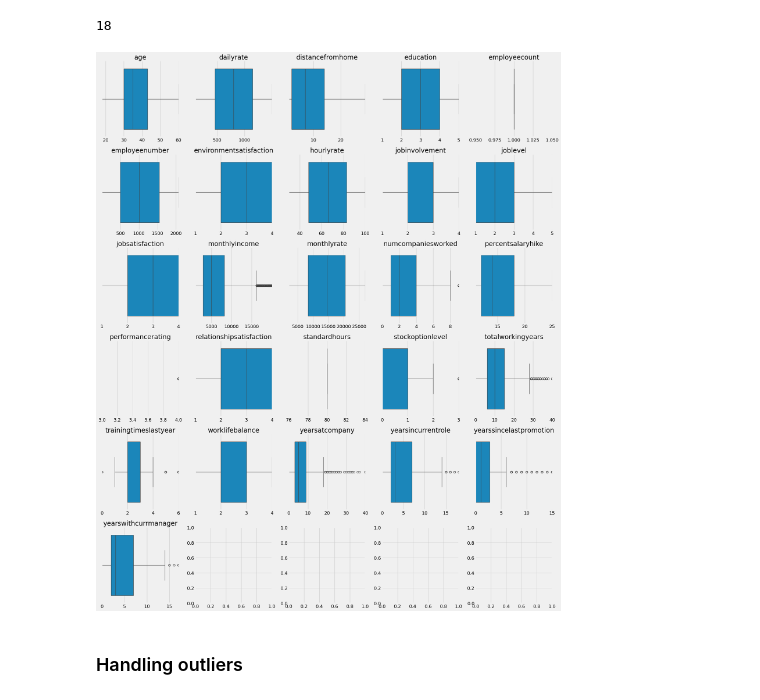
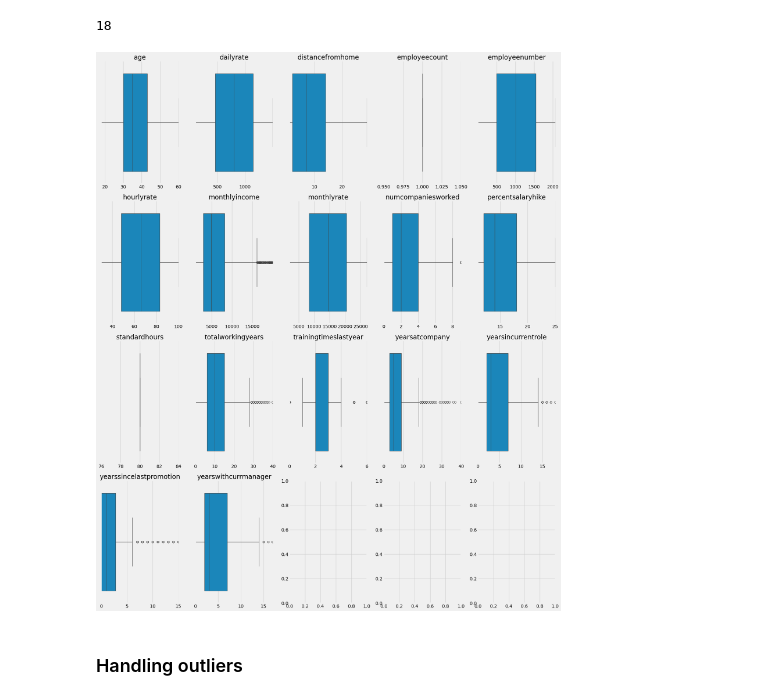
Before and after one commit to Shrutiba/iisc_cds, a Jupyter notebook: M2_MP4_NB_Employee_Attrition_Prediction.ipynb, the cells around one changed output. Drawn from its saved outputs; the diff is of its cells as text; code cells hidden in the pictures.

```diff
--- a/M2_MP4_NB_Employee_Attrition_Prediction.ipynb
+++ b/M2_MP4_NB_Employee_Attrition_Prediction.ipynb
@@ -175,7 +176,8 @@ edata.head(2)
 # %%
 # YOUR CODE HERE
 ecategorical_col = ['businesstravel','department','educationfield','gender','jobrole','maritalstatus','over18','overtime']
-enumerical_col = ['age','dailyrate','distancefromhome','education','employeecount','employeenumber','environmentsatisfaction','hourlyrate','jobinvolvement','joblevel','jobsatisfaction','monthlyincome','monthlyrate','numcompaniesworked','percentsalaryhike','performancerating','relationshipsatisfaction','standardhours','stockoptionlevel','totalworkingyears','trainingtimeslastyear','worklifebalance','yearsatcompany','yearsincurrentrole','yearssincelastpromotion','yearswithcurrmanager']
+ordered_cat_col = ['education','environmentsatisfaction','jobinvolvement','joblevel','jobsatisfaction','performancerating','relationshipsatisfaction','stockoptionlevel','worklifebalance']
+enumerical_col = ['age','dailyrate','distancefromhome','employeecount','employeenumber','hourlyrate','monthlyincome','monthlyrate','numcompaniesworked','percentsalaryhike','standardhours','totalworkingyears','trainingtimeslastyear','yearsatcompany','yearsincurrentrole','yearssincelastpromotion','yearswithcurrmanager']
 target = ['attrition']
 # %%
 for col in ecategorical_col:
@@ -193,13 +195,8 @@ Unique values in 'jobrole': ['Manufacturing Director' 'Healthcare Representative
 Unique values in 'maritalstatus': ['Married' 'Single' 'Divorced']
 Unique values in 'over18': ['Y']
 Unique values in 'overtime': ['No' 'Yes']
-# %%
-#Encode Catagorical Variables
-edata['businesstravel'] = edata['businesstravel'].map({'Travel_Rarely': 1, 'Travel_Frequently': 2,'Non-Travel': 0})
-edata['department'] = edata['department'].map({'Research & Development': 1, 'Sales': 2,'Human Resources': 0})
-edata['gender'] = edata['gender'].map({'Female': 1, 'Male': 0})
-edata['jobrole'] = edata['jobrole'].map({'Manufacturing Director': 1, 'Healthcare Representative': 2,'Research Scientist': 3,'Sales Executive': 4,'Laboratory Technician': 5,'Sales Representative': 6,'Human Resources': 7,'Manager': 8,'Research Director': 9})
-edata['maritalstatus'] = edata['maritalstatus'].map({'Married': 1, 'Single': 2,'Divorced': 0})
-edata['over18'] = edata['over18'].map({'Yes': 1})
-edata['overtime'] = edata['overtime'].map({'Yes': 1, 'No': 0})
-edata['attrition'] = edata['attrition'].map({'Yes': 1, 'No': 0})
+# %%
+# Label Encoding
+for col in ecategorical_col:
+    edata[col] = edata[col].astype('category')
+    edata[col] = edata[col].cat.codes
@@ -205,0 +209,4 @@ edata['attrition'] = edata['attrition'].map({'Yes': 1, 'No': 0})
+# %%
+for col in ecategorical_col:
+    unique_values = edata[col].unique()
+    print(f"Unique values in '{col}': {unique_values}")
@@ -304,27 +265,27 @@ zipped_values[0][0]
 # %%
 
 # Calculate the number of rows and columns for the subplot grid
 num_cols = 5  # Number of columns in the grid
-num_rows = 6  # Number of rows in the grid
+num_rows = 4  # Number of rows in the grid
 
 fig, axes = plt.subplots(num_rows, num_cols, figsize=(20, 24))
 axes = axes.flatten()
 
 for i, col in enumerate(enumerical_col):
     sns.boxplot(x=edata[col], ax=axes[i])
     axes[i].set_title(col)
     axes[i].set_xlabel("")
     axes[i].set_xlim(zipped_values[i][0],zipped_values[i][1])
 
 
 # Remove spines for cleaner look
     axes[i].spines['top'].set_visible(False)
     axes[i].spines['right'].set_visible(False)
 
 plt.tight_layout()
 plt.show()
 # %% [output]
-[figure, old version]
+[figure, new version]
 # %% [markdown]
 ### Handling outliers
 # %% [markdown]
```
Also changed, not shown: parts of 33 cells of this notebook.
